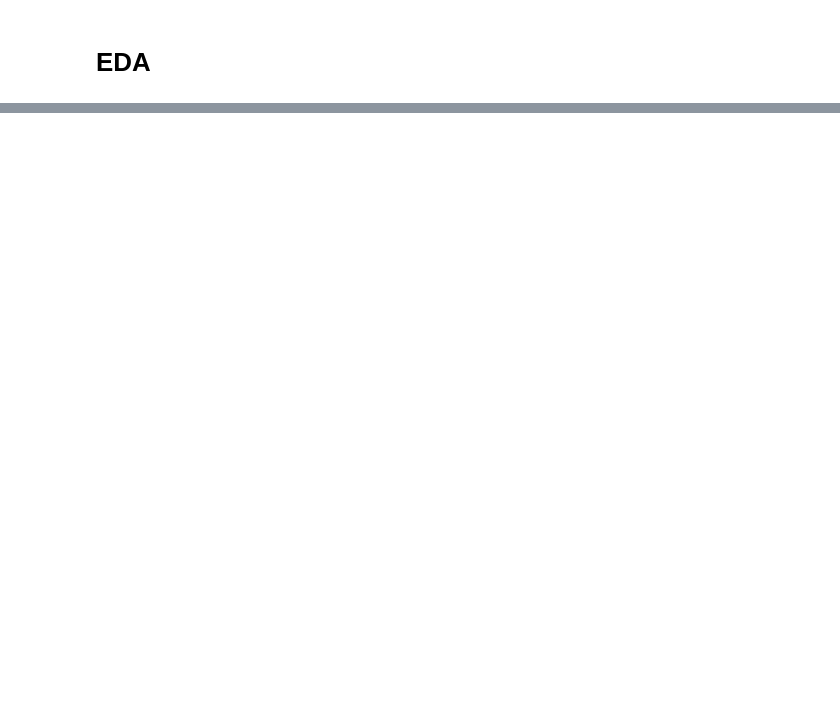
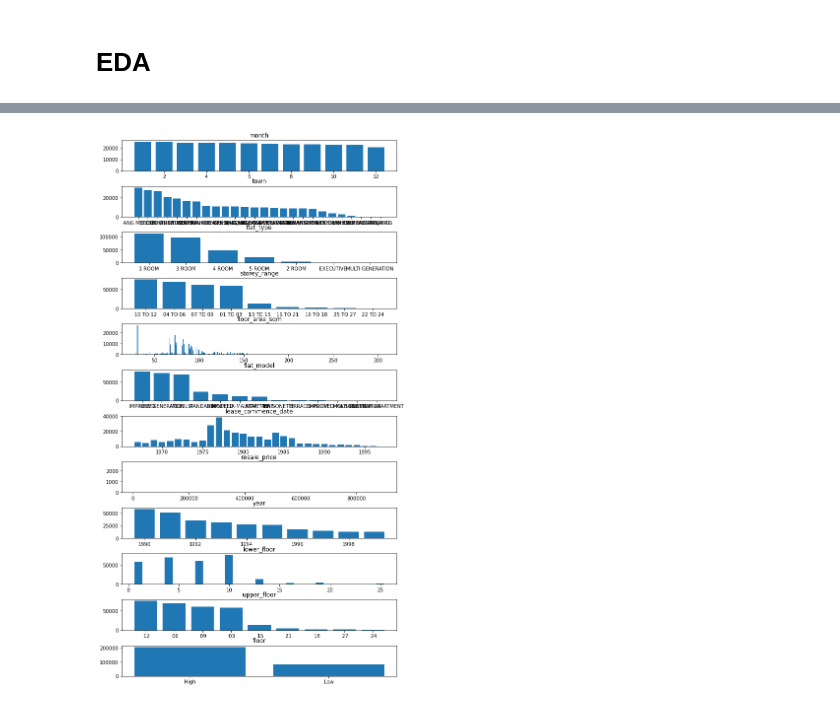
Before and after one commit to JC-prog/HDB-Price-Prediction, a Jupyter notebook: hdb_notebook.ipynb, the cells around one changed output, grey strips where cells are left out. Cells and saved outputs as stored; diff of their text form; code cells hidden in the pictures; blank space fills up the shorter version.

```diff
--- a/hdb_notebook.ipynb
+++ b/hdb_notebook.ipynb
@@ -99,0 +197,12 @@ AttributeError: module 'seaborn' has no attribute 'histplot'
+# %%
+nrows = len(df.columns)
+fig, axes = plt.subplots(nrows = nrows, ncols = 1, figsize=(10, 20))
+fig.subplots_adjust(hspace=.5)
+r = 0
+
+for column in df:
+    axes[r].bar(df[column].unique(), df[column].value_counts())
+    axes[r].set_title(str(column))
+    r = r + 1
+# %% [output]
+[figure, added]
```
Also changed, not shown: parts of 15 cells of this notebook.
